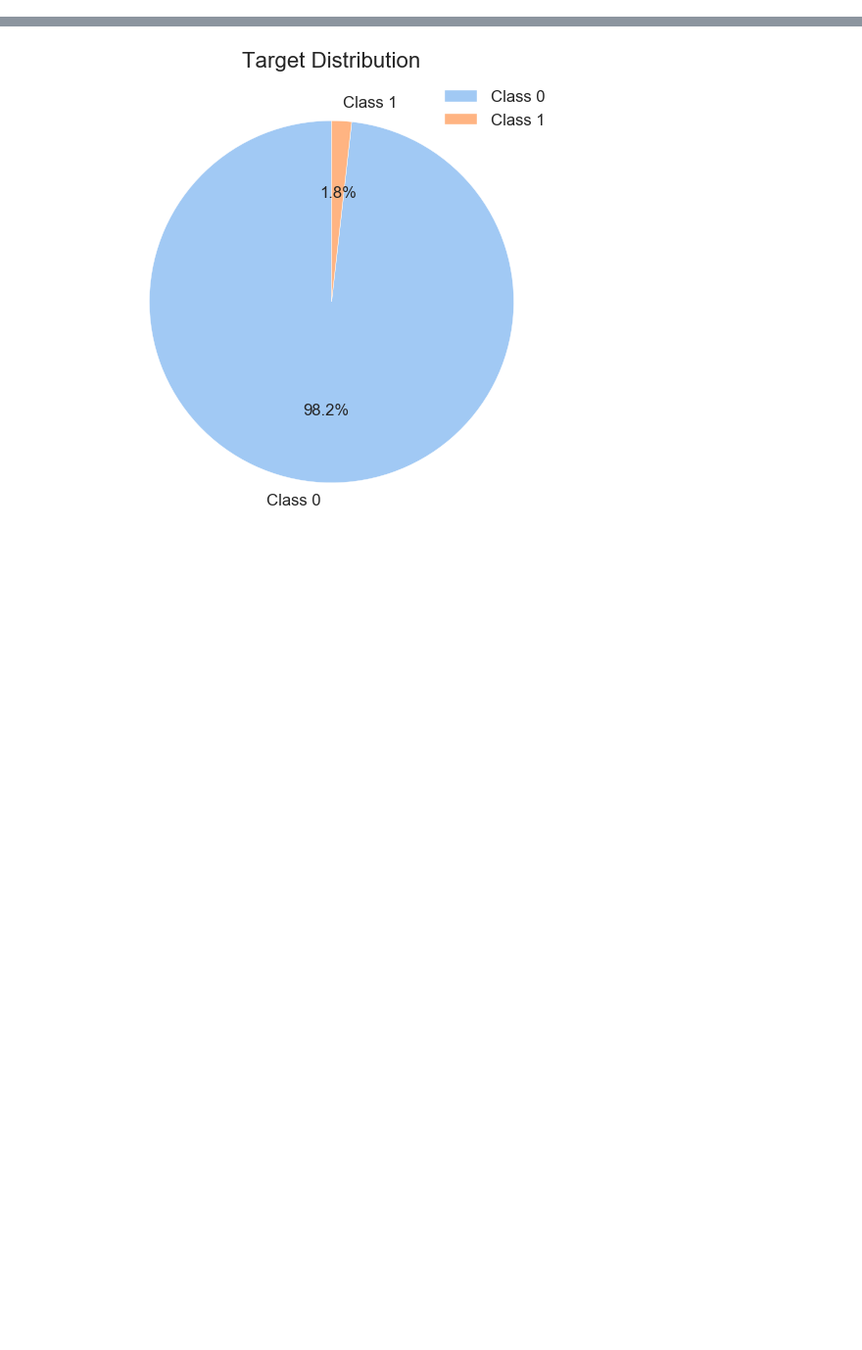
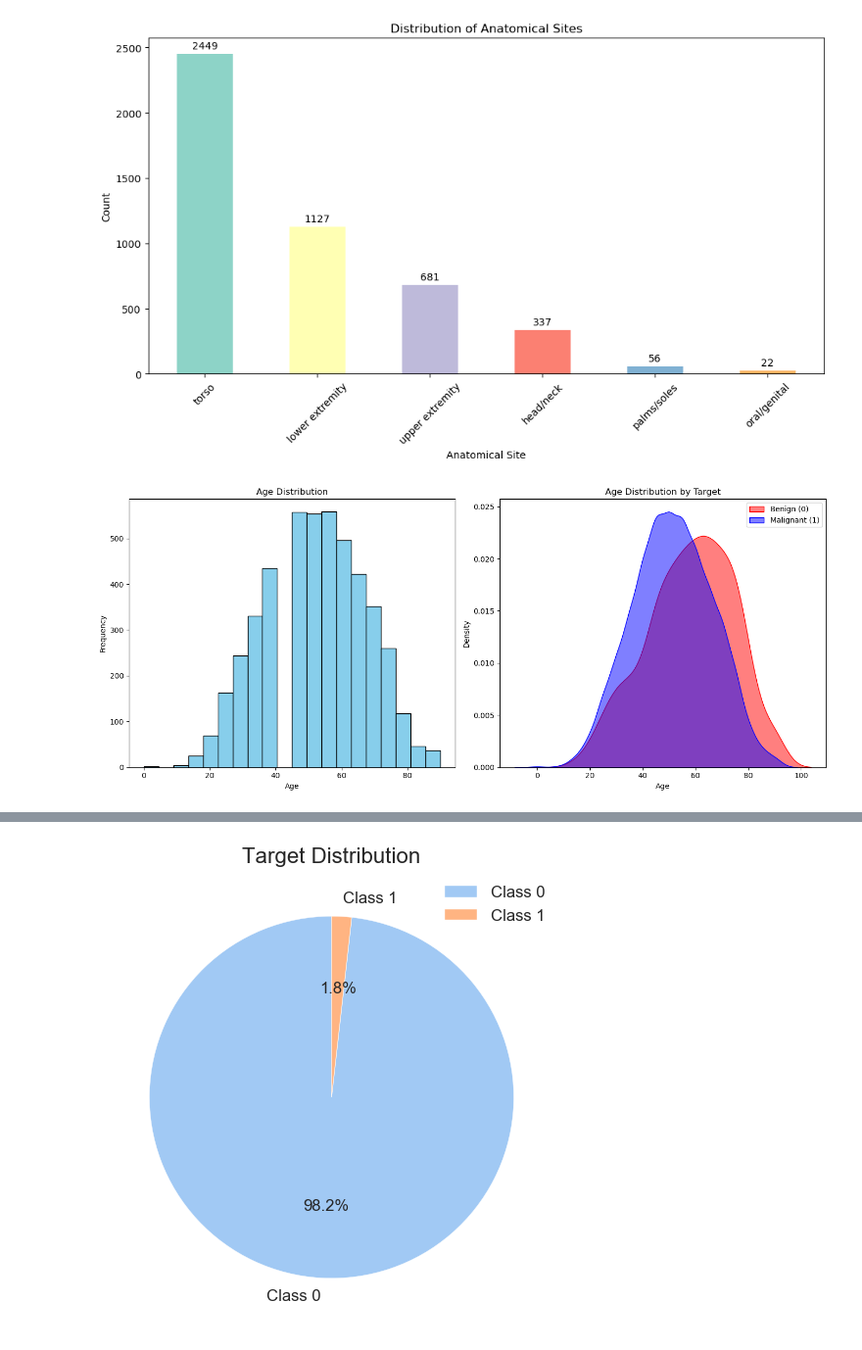
Before and after one commit to phil-mira/AMLSII_24-25, a Jupyter notebook: exploration.ipynb, the cells around one changed output, grey strips where cells are left out. Shown at 98% size. Cells and saved outputs as stored; diff of their text form; code cells hidden in the pictures; blank space fills up the shorter version.

```diff
--- a/exploration.ipynb
+++ b/exploration.ipynb
@@ -76,0 +136,80 @@ Name: target, dtype: int64
+# %%
+# Plot anatomical site distribution
+site_counts = combined_data['anatom_site_general_challenge'].value_counts().sort_values(ascending=False)
+
+fig, ax = plt.subplots(figsize=(12, 6))
+bars = site_counts.plot(kind='bar', ax=ax, color=plt.cm.Set3.colors)
+ax.set_title('Distribution of Anatomical Sites')
+ax.set_xlabel('Anatomical Site')
+ax.set_ylabel('Count')
+ax.tick_params(axis='x', rotation=45)
+
+# Annotate bars with values
+for bar in bars.patches:
+    ax.annotate(format(bar.get_height(), '.0f'),
+                (bar.get_x() + bar.get_width() / 2, bar.get_height()),
+                ha='center', va='center', size=10, xytext=(0, 8),
+                textcoords='offset points')
+
+# Age distribution
+fig, (ax1, ax2) = plt.subplots(1, 2, figsize=(14, 6))
+
+# Histogram
+combined_data['age_approx'].plot(kind='hist', bins=20, ax=ax1, color='skyblue', edgecolor='black')
+ax1.set_title('Age Distribution')
+ax1.set_xlabel('Age')
+ax1.set_ylabel('Frequency')
+
+# Age distribution by target
+sns.kdeplot(data=combined_data, x='age_approx', hue='target',
+            fill=True, common_norm=False, alpha=0.5, ax=ax2,
+            palette={0: 'blue', 1: 'red'})
+ax2.set_title('Age Distribution by Target')
+ax2.set_xlabel('Age')
+ax2.set_ylabel('Density')
+ax2.legend(['Benign (0)', 'Malignant (1)'])
+
+plt.tight_layout()
+plt.show()
+
+# Create a figure for anatomical site distribution by target
+fig, ax = plt.subplots(figsize=(14, 7))
+
+# Cross-tabulation of anatomical site and target
+site_target = pd.crosstab(combined_data['anatom_site_general_challenge'], combined_data['target'])
+site_target.rename(columns={0: 'Benign', 1: 'Malignant'}, inplace=True)
+
+# Plot stacked bar chart
+site_target.plot(kind='bar', stacked=True, ax=ax,
+                 color=['skyblue', 'salmon'])
+ax.set_title('Anatomical Site Distribution by Target')
+ax.set_xlabel('Anatomical Site')
+ax.set_ylabel('Count')
+ax.tick_params(axis='x', rotation=45)
+
+# Add value annotations
+for i, (benign, malignant) in enumerate(zip(site_target['Benign'], site_target['Malignant'])):
+    total = benign + malignant
+    ax.annotate(f'{benign}',
+                xy=(i, benign/2),
+                ha='center', va='center',
+                color='black',
+                fontsize=9)
+    ax.annotate(f'{malignant}',
+                xy=(i, benign + malignant/2),
+                ha='center', va='center',
+                color='black',
+                fontsize=9)
+    # Show percentage of malignant
+    if total > 0:
+        percent_malignant = (malignant / total) * 100
+        ax.annotate(f'{percent_malignant:.1f}%',
+                    xy=(i, total + 50),
+                    ha='center', va='bottom',
+                    fontsize=9)
+
+plt.tight_layout()
+plt.show()
+# %% [output]
+[figure, added]
+[figure, added]
```
Also changed, not shown: parts of 31 cells of this notebook, 1 other file.
